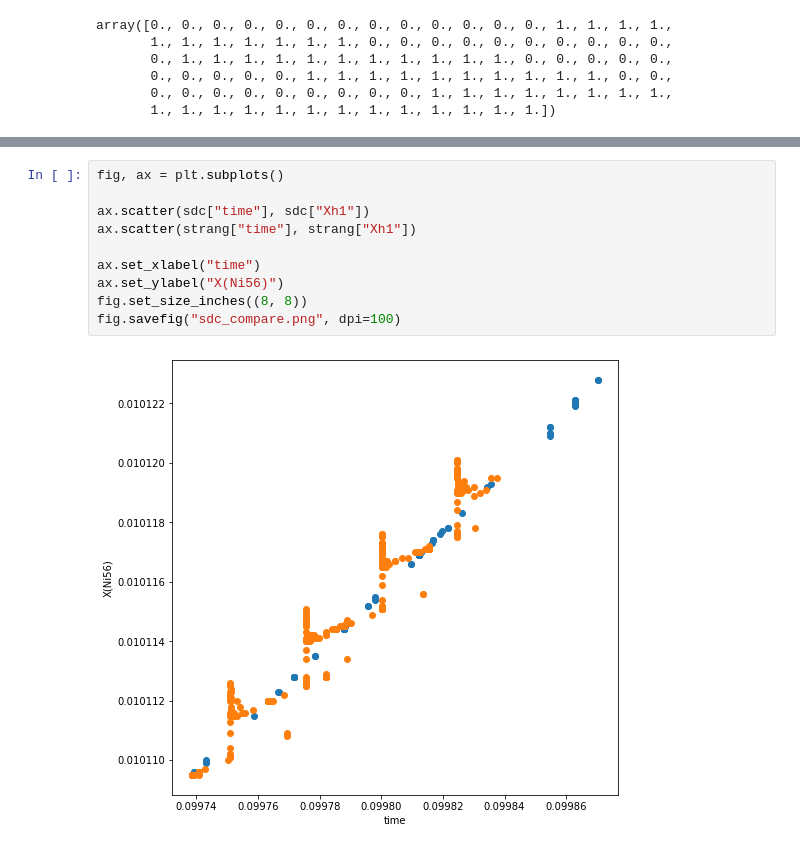
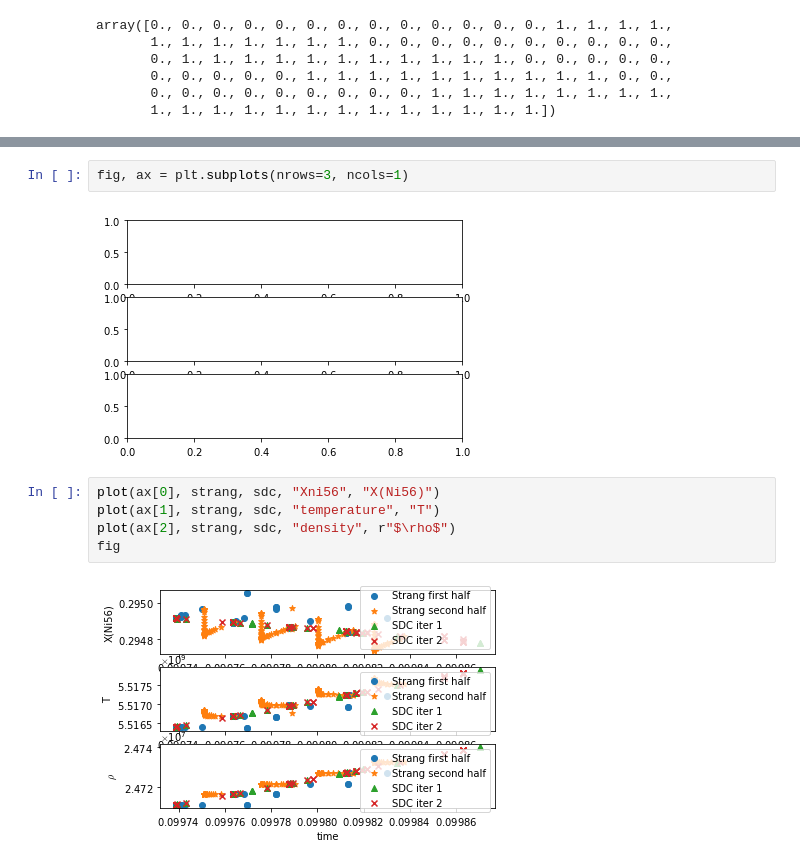
Before and after one commit to sbu-cafe/papers, a Jupyter notebook: simplified_sdc_intro/data/nonaka_plot/nonaka_plot.ipynb, the cells around one changed output, grey strips where cells are left out. Saved outputs shown, nothing was run; the diff lists cells and outputs as text.

```diff
--- a/simplified_sdc_intro/data/nonaka_plot/nonaka_plot.ipynb
+++ b/simplified_sdc_intro/data/nonaka_plot/nonaka_plot.ipynb
@@ -70,12 +53,11 @@ fig.savefig("sdc_compare.png", dpi=100)
-# %%
-fig, ax = plt.subplots()
-
-ax.scatter(sdc["time"], sdc["Xh1"])
-ax.scatter(strang["time"], strang["Xh1"])
-
-ax.set_xlabel("time")
-ax.set_ylabel("X(Ni56)")
-fig.set_size_inches((8, 8))
-fig.savefig("sdc_compare.png", dpi=100)
-# %% [output]
-[figure, removed]
+# %%
+fig, ax = plt.subplots(nrows=3, ncols=1)
+# %% [output]
+[figure, added]
+# %%
+plot(ax[0], strang, sdc, "Xni56", "X(Ni56)")
+plot(ax[1], strang, sdc, "temperature", "T")
+plot(ax[2], strang, sdc, "density", r"$\rho$")
+fig
+# %% [output]
+[figure, added]
```
Also changed, not shown: parts of 9 cells of this notebook, 9 other files.
